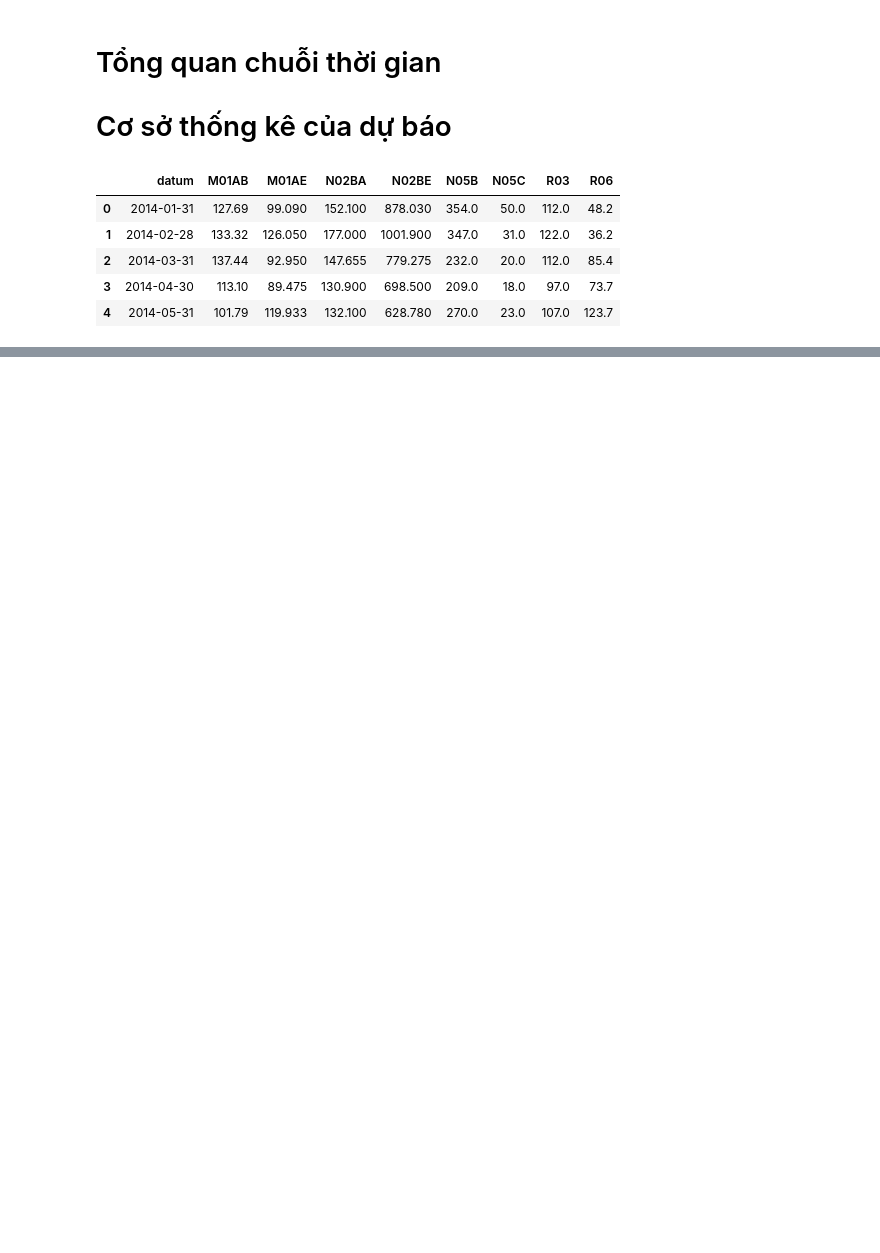
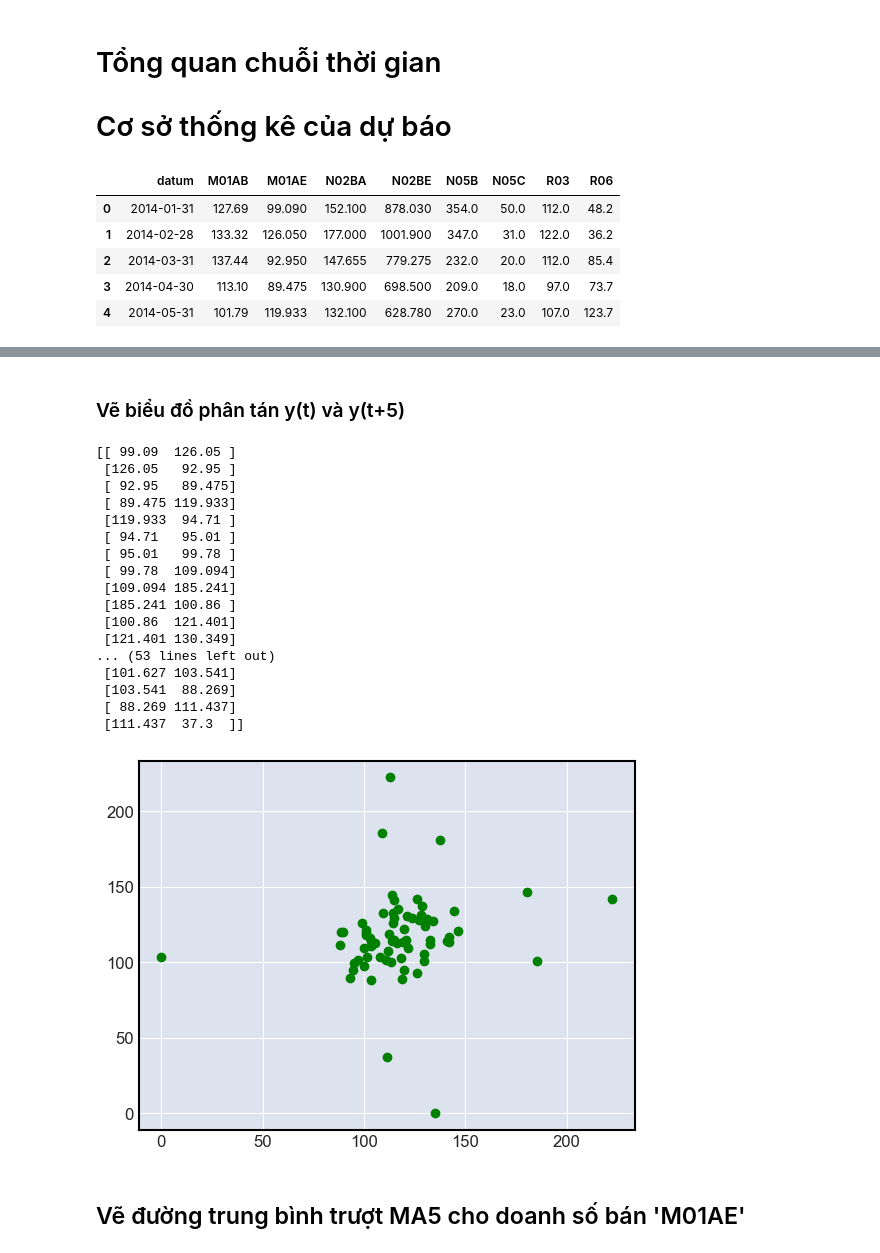
Before and after one commit to tranquocthien/Time-series-analysis, a Jupyter notebook: 2-tong-quan-chuoi-thoi-gian.ipynb, the cells around one changed output, grey strips where cells are left out. Saved outputs shown, nothing was run; the diff lists cells and outputs as text; code cells hidden in the pictures; blank space fills up the shorter version.

```diff
--- a/2-tong-quan-chuoi-thoi-gian.ipynb
+++ b/2-tong-quan-chuoi-thoi-gian.ipynb
@@ -104,0 +139,34 @@ fplt.plot(df,
+# %% [markdown]
+### Vẽ biểu đồ phân tán y(t) và y(t+5)
+# %%
+data = sales['M01AE'].values
+#xen ke lan nhau
+#Gia tri 0 den -1
+x = data[:-1]
+#Gia tri tu 1
+y = data[1:]
+print(np.vstack([x,y]).T)
+plt.scatter(x,y, color='green')
+plt.show()
+# %% [output]
+[[ 99.09  126.05 ]
+ [126.05   92.95 ]
+ [ 92.95   89.475]
+ [ 89.475 119.933]
+ [119.933  94.71 ]
+ [ 94.71   95.01 ]
+ [ 95.01   99.78 ]
+ [ 99.78  109.094]
+ [109.094 185.241]
+ [185.241 100.86 ]
+ [100.86  121.401]
+ [121.401 130.349]
+... (53 lines left out)
+ [101.627 103.541]
+ [103.541  88.269]
+ [ 88.269 111.437]
+ [111.437  37.3  ]]
+[figure, added]
+# %% [markdown]
+###
+## Vẽ đường trung bình trượt MA5 cho doanh số bán 'M01AE'
```
Also changed, not shown: parts of 28 cells of this notebook, 2 other files.
